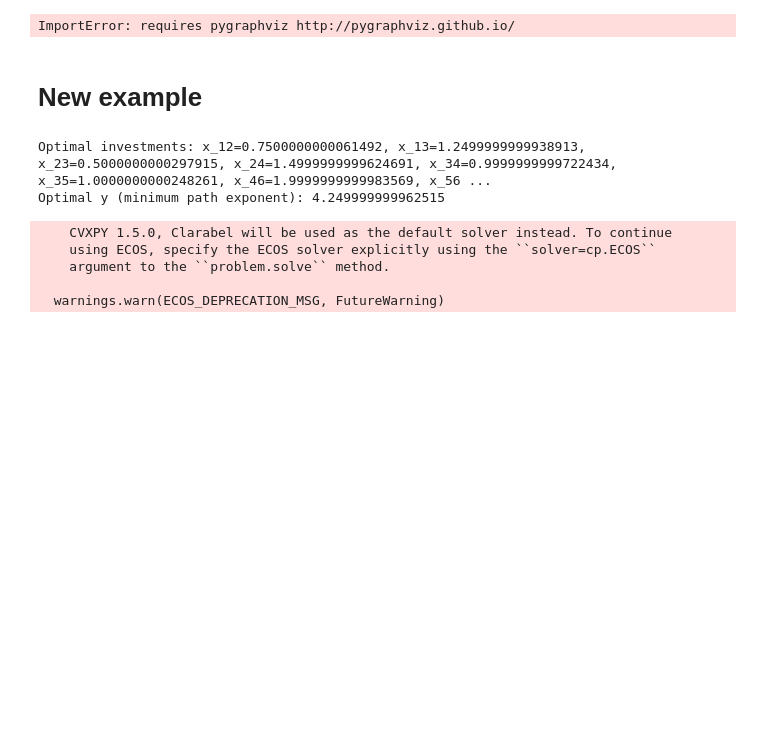
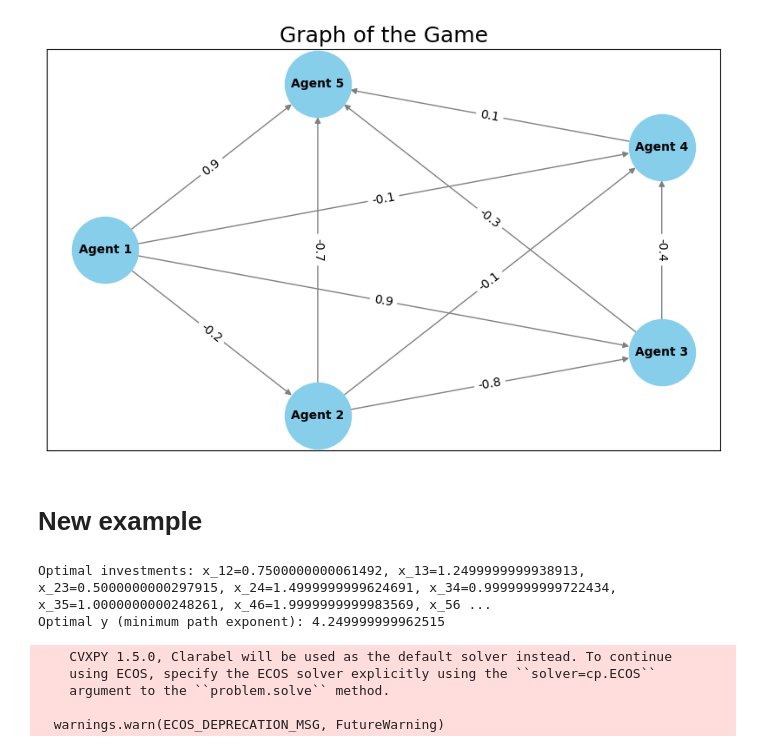
Before and after one commit to RamanEbrahimi/Research, a Jupyter notebook: K-level Network/k-hop - GameSec/k-hop-example_2.ipynb, the cells around one changed output. Saved outputs shown, nothing was run; the diff lists cells and outputs as text; code cells hidden in the pictures; blank space fills up the shorter version.

```diff
--- a/K-level Network/k-hop - GameSec/k-hop-example_2.ipynb
+++ b/K-level Network/k-hop - GameSec/k-hop-example_2.ipynb
@@ -424,26 +404,28 @@ Note: you may need to restart the kernel to use updated packages.
 # %%
 import networkx as nx
 import matplotlib.pyplot as plt
-from networkx.drawing.nx_agraph import graphviz_layout
 
 
 G = nx.DiGraph()
 G.add_nodes_from(agents)
 for i in range(n):
     for j in range(n):
         if G_tri[i][j] != 0:
             G.add_edge(agents[i], agents[j], weight=G_tri[i][j])
 
-pos = graphviz_layout(G, prog='dot')
+# position nodes in a hierarchical layout
+pos = nx.shell_layout(G)
+
+
 
 plt.figure(figsize=(10, 6))
 nx.draw_networkx(G, pos, with_labels=True, node_size=3000, node_color='skyblue', font_size=10, font_weight='bold', edge_color='gray')
 labels = nx.get_edge_attributes(G, 'weight')
 nx.draw_networkx_edge_labels(G, pos, edge_labels=labels)
 plt.title('Graph of the Game')
 plt.show()
 # %% [output]
-ImportError: requires pygraphviz http://pygraphviz.github.io/
+[figure, added]
 # %% [markdown]
 # New example
 # %%
```
Also changed, not shown: parts of 3 cells of this notebook, 6 other files.
